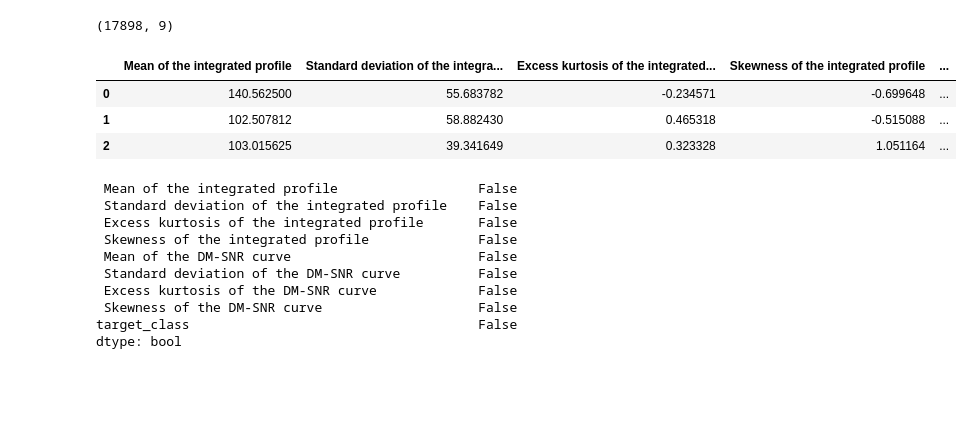
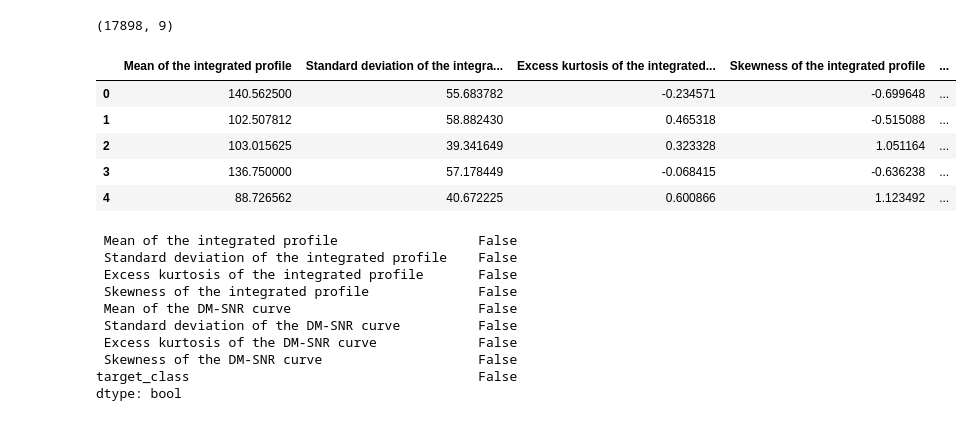
Before and after one commit to tamagusko/workshop-intro-ml, a Jupyter notebook: predictPulsar.ipynb, the cells around one changed output. Drawn from its saved outputs; the diff is of its cells as text; code cells hidden in the pictures; blank space fills up the shorter version.

```diff
--- a/predictPulsar.ipynb
+++ b/predictPulsar.ipynb
@@ -108,12 +110,14 @@ data.shape
 # %% [output]
 (17898, 9)
 # %%
-data.head(3)
+data.head()
 # %% [output]
 |  | Mean of the integrated profile | Standard deviation of the integra... | Excess kurtosis of the integrated... | Skewness of the integrated profile | ... |
 | 0 | 140.562500 | 55.683782 | -0.234571 | -0.699648 | ... |
 | 1 | 102.507812 | 58.882430 | 0.465318 | -0.515088 | ... |
 | 2 | 103.015625 | 39.341649 | 0.323328 | 1.051164 | ... |
+| 3 | 136.750000 | 57.178449 | -0.068415 | -0.636238 | ... |
+| 4 | 88.726562 | 40.672225 | 0.600866 | 1.123492 | ... |
 # %%
 data.isna().any()
 # %% [output]
```
Also changed, not shown: parts of 5 cells of this notebook.
